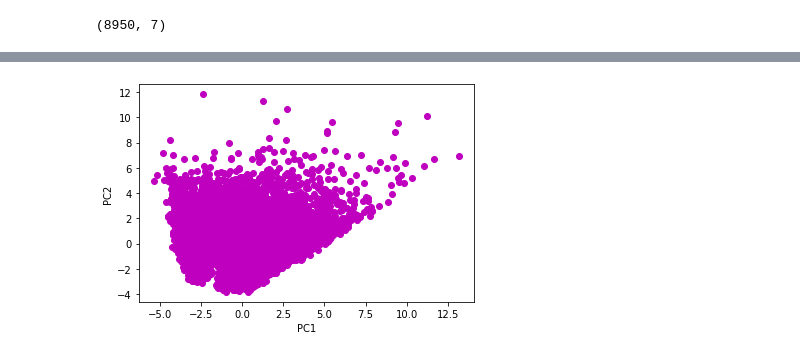
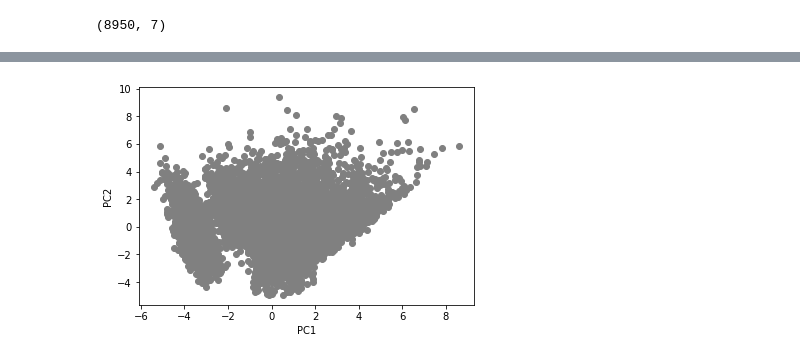
Before and after one commit to NiVi202/Customer-Segmentation-Credit-Risk-Modelling, a Jupyter notebook: Assignment 1/210711_Amol_1.ipynb, the cells around one changed output, grey strips where cells are left out. Saved outputs shown, nothing was run; the diff lists cells and outputs as text; code cells hidden in the pictures.

```diff
--- a/Assignment 1/210711_Amol_1.ipynb
+++ b/Assignment 1/210711_Amol_1.ipynb
@@ -42,9 +66,9 @@ df.head()
 # %%
-x = df["MINIMUM_PAYMENTS"].mean()
+x = df["MINIMUM_PAYMENTS"].median()
 
 df["MINIMUM_PAYMENTS"].fillna(x, inplace = True)
 # %%
-x = df["CREDIT_LIMIT"].mean()
+x = df["CREDIT_LIMIT"].median()
 
 df["CREDIT_LIMIT"].fillna(x, inplace = True)
 # %%
@@ -88,7 +114,10 @@ TENURE                              -2.943017
 dtype: float64
 # %%
 for col in df:
-    df[col]=np.sqrt(df[col])
+    df[col]=np.cbrt(df[col])
+
+#log transformation, square root transformation and cube root transformation are some of the popular methods for
+#reducing skewness. Here I have used the cube root transformation.
 # %%
 for col in df:
     plt.figure()
@@ -232,8 +258,8 @@ plt.show()
 # %%
 X = df[["PC1", "PC2","PC3","PC4","PC5","PC6","PC7"]]
-plt.scatter(X["PC1"], X["PC2"], c="m")
+plt.scatter(X["PC1"], X["PC2"], c="grey")
 plt.xlabel("PC1")
 plt.ylabel("PC2")
 plt.show()
 # %% [output]
-[figure, old version]
+[figure, new version]
```
Also changed, not shown: parts of 32 cells of this notebook.
